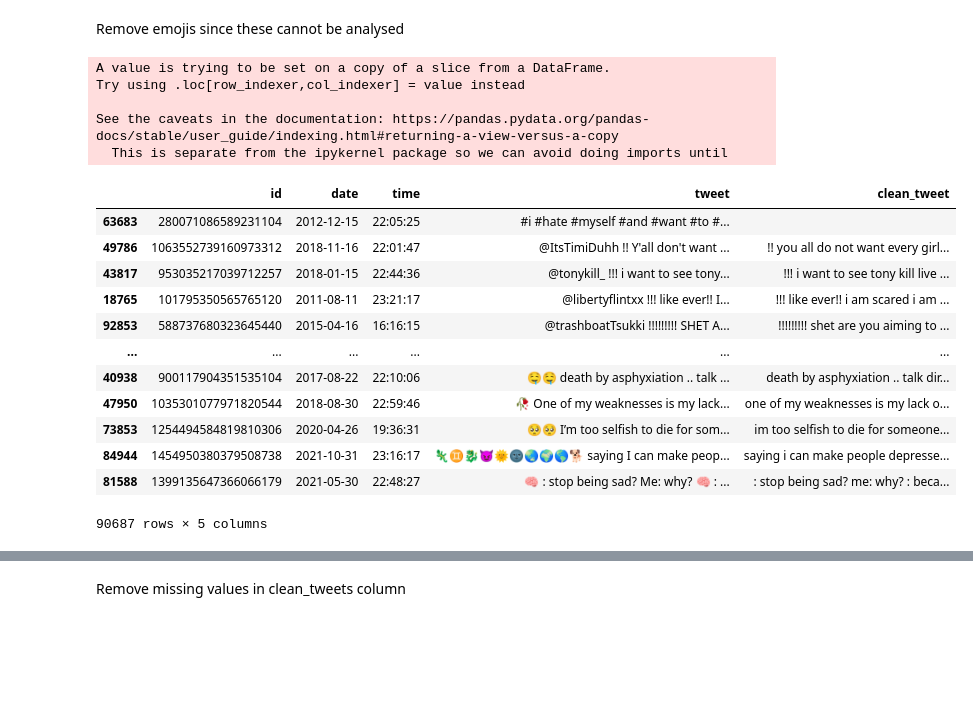
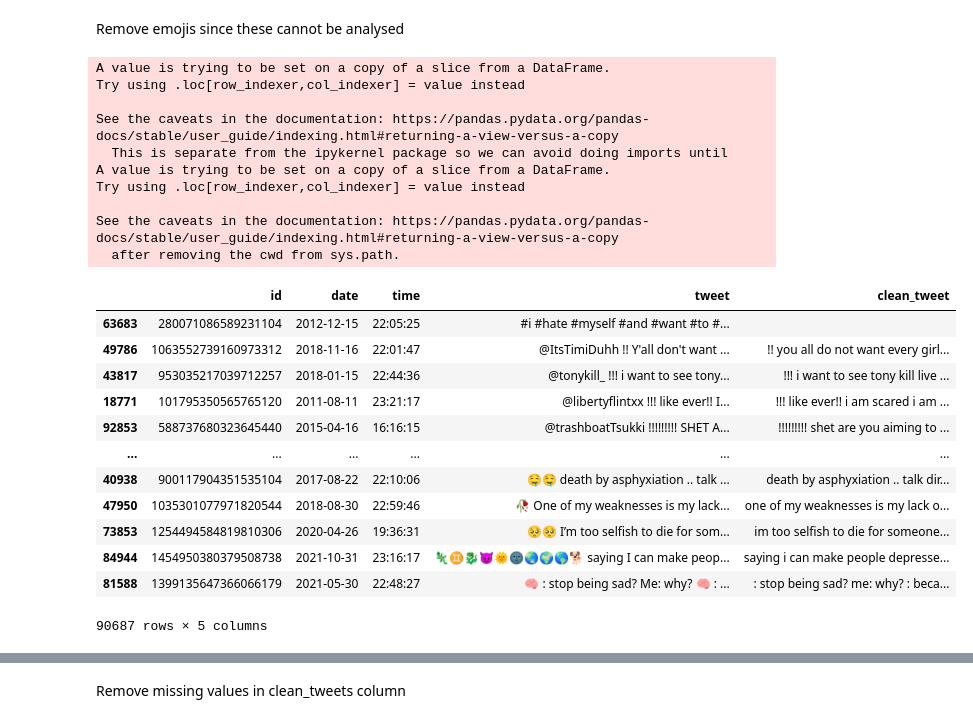
Before and after one commit to irxjxv/DataMining_Assessment, a Jupyter notebook: Twitter_Depression.ipynb, the cells around one changed output, grey strips where cells are left out. Drawn from its saved outputs; the diff is of its cells as text; code cells hidden in the pictures; blank space fills up the shorter version.

```diff
--- a/Twitter_Depression.ipynb
+++ b/Twitter_Depression.ipynb
@@ -204,10 +322,18 @@ Turning texts into lowercase to maintain consistency:
 # %%
 for columns in tweets_df.columns:
     tweets_df['clean_tweet'] = tweets_df['clean_tweet'].str.lower()
+
+for columns in testing_tweets.columns:
+    testing_tweets['clean_tweet'] = testing_tweets['clean_tweet'].str.lower()
 # %% [markdown]
 Dropping duplicates after removing noise, we will just keep 1 of the duplicates from clean_tweet column. 90K tweets remain after deleting duplicates
 # %%
 tweets_df.sort_values("clean_tweet", inplace=True)
 unique_tweets_df = tweets_df.drop_duplicates(subset=["clean_tweet"],keep = 'first')
 unique_tweets_df
+
+
+testing_tweets.sort_values("clean_tweet", inplace=True)
+testing_tweets = testing_tweets.drop_duplicates(subset=["clean_tweet"],keep = 'first')
+testing_tweets
 # %% [output]
@@ -226,0 +355,5 @@ unique_tweets_df
+# %%
+tweets_df['clean_tweet'] = tweets_df['clean_tweet'].str.encode("ascii", "ignore").str.decode("ascii")
+testing_tweets['clean_tweet'] = testing_tweets['clean_tweet'].str.encode("ascii", "ignore").str.decode("ascii")
+
+testing_tweets
@@ -352,5 +503,7 @@ contractions = {
 # expanding contractions
 mapping = {k : v for k, v in contractions.items() }
 unique_tweets_df['clean_tweet'] = unique_tweets_df['clean_tweet'].replace(mapping, regex=True)
+testing_tweets['clean_tweet'] = testing_tweets['clean_tweet'].replace(mapping, regex=True)
 print(unique_tweets_df)
+print(testing_tweets)
 # %% [output]
@@ -381,20 +539,26 @@ Remove emojis since these cannot be analysed
 # %%
 def deEmojify(inputString):
     return inputString.encode('ascii', 'ignore').decode('ascii')
 unique_tweets_df['clean_tweet'] = unique_tweets_df['clean_tweet'].apply(lambda s: deEmojify(s))
+testing_tweets['clean_tweet'] = testing_tweets['clean_tweet'].apply(lambda s: deEmojify(s))
 
 unique_tweets_df
 # %% [output]
 A value is trying to be set on a copy of a slice from a DataFrame.
 Try using .loc[row_indexer,col_indexer] = value instead
 
 See the caveats in the documentation: https://pandas.pydata.org/pandas-docs/stable/user_guide/indexing.html#returning-a-view-versus-a-copy
   This is separate from the ipykernel package so we can avoid doing imports until
+A value is trying to be set on a copy of a slice from a DataFrame.
+Try using .loc[row_indexer,col_indexer] = value instead
+
+See the caveats in the documentation: https://pandas.pydata.org/pandas-docs/stable/user_guide/indexing.html#returning-a-view-versus-a-copy
+  after removing the cwd from sys.path.
 |  | id | date | time | tweet | clean_tweet |
 | 63683 | 280071086589231104 | 2012-12-15 | 22:05:25 | #i #hate #myself #and #want #to #... |  |
 | 49786 | 1063552739160973312 | 2018-11-16 | 22:01:47 | @ItsTimiDuhh !! Y'all don't want ... | !! you all do not want every girl... |
 | 43817 | 953035217039712257 | 2018-01-15 | 22:44:36 | @tonykill_ !!! i want to see tony... | !!! i want to see tony kill live ... |
-| 18765 | 101795350565765120 | 2011-08-11 | 23:21:17 | @libertyflintxx !!! like ever!! I... | !!! like ever!! i am scared i am ... |
+| 18771 | 101795350565765120 | 2011-08-11 | 23:21:17 | @libertyflintxx !!! like ever!! I... | !!! like ever!! i am scared i am ... |
 | 92853 | 588737680323645440 | 2015-04-16 | 16:16:15 | @trashboatTsukki !!!!!!!!! SHET A... | !!!!!!!!! shet are you aiming to ... |
 | ... | ... | ... | ... | ... | ... |
 | 40938 | 900117904351535104 | 2017-08-22 | 22:10:06 | 🤤🤤 death by asphyxiation .. talk ... | death by asphyxiation .. talk dir... |
```
Also changed, not shown: parts of 66 cells of this notebook.
